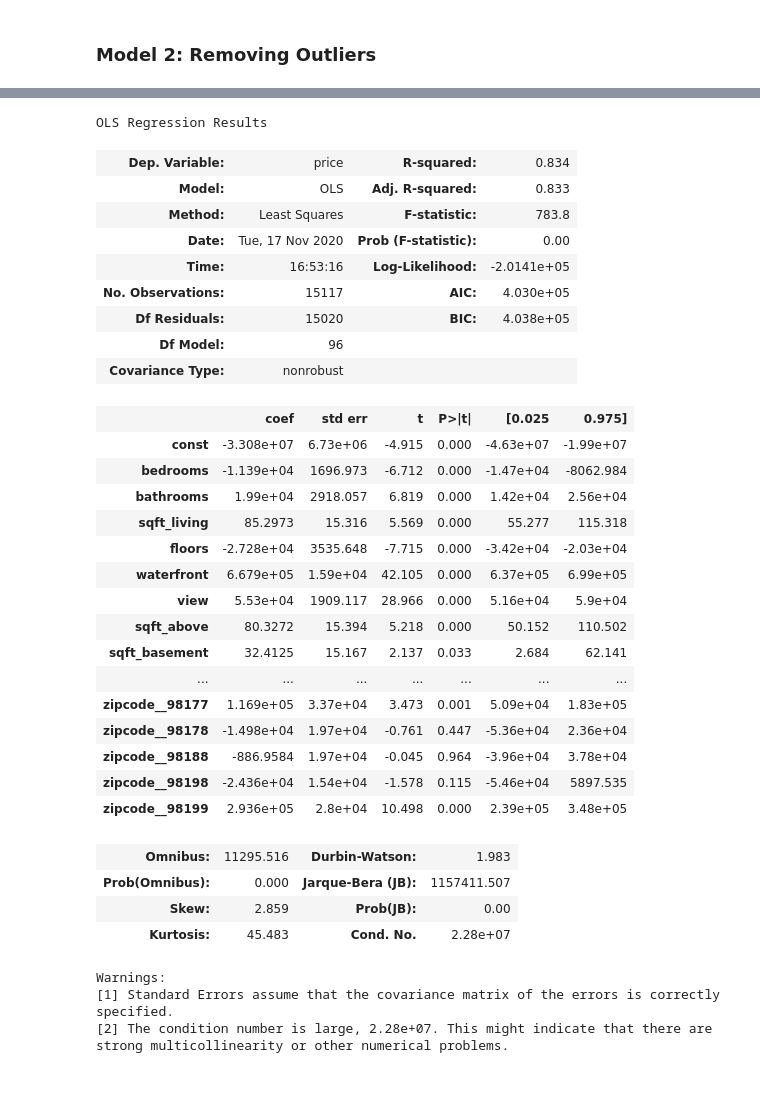
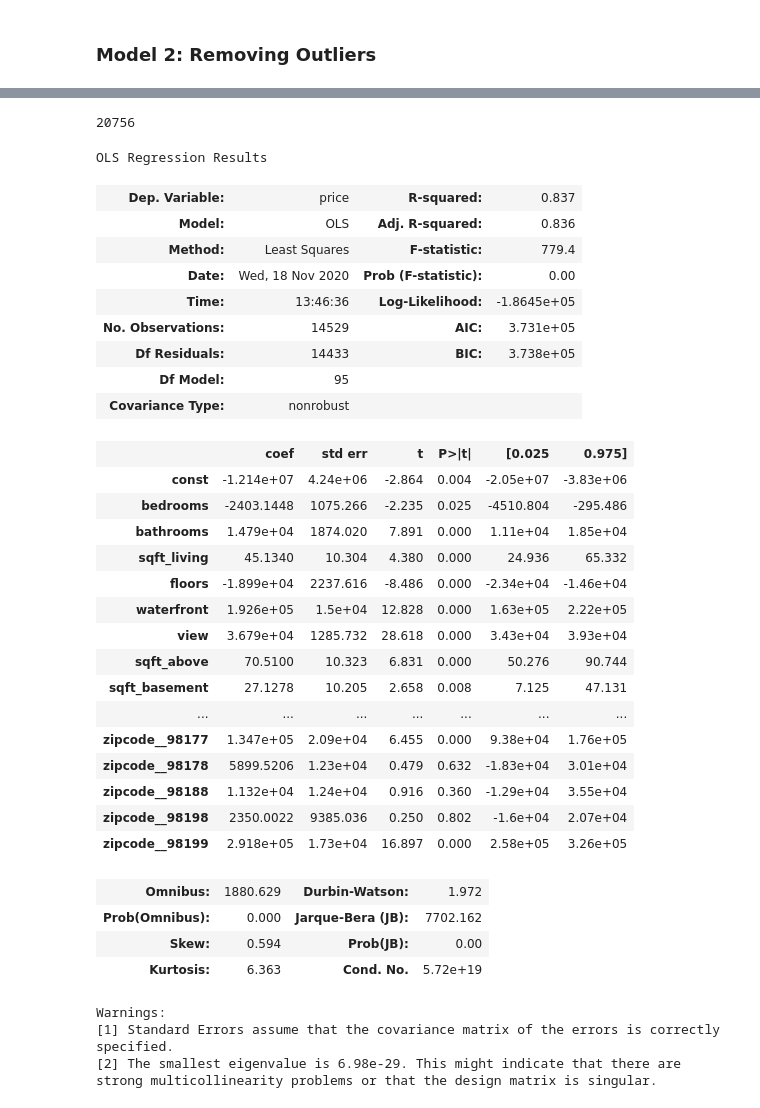
Before and after one commit to Stenke/King-County-Housing-Regression-Analysis, a Jupyter notebook: House(party)_Modeling.ipynb, the cells around one changed output, grey strips where cells are left out. Drawn from its saved outputs; the diff is of its cells as text; code cells hidden in the pictures.

Commit message:
Additional models

```diff
--- a/House(party)_Modeling.ipynb
+++ b/House(party)_Modeling.ipynb
@@ -282,0 +326,8 @@ Percent change:  6.801
+# %%
+# filter the data frame to remove the values exceeding 2 standard deviations based on y (our price)
+# Practicing on dataset. Will then apply to our y_train/y_test data
+upHouse_data_2std = upHouse_data[(np.abs(stats.zscore(upHouse_data.price)) < 2)]
+
+# How many rows were removed & how many rows are left
+print(len(upHouse_data.index.difference(upHouse_data_2std.index)))
+len(upHouse_data_2std)
@@ -283,37 +337,50 @@ Percent change:  6.801
+# %%
+X_out = upHouse_data_2std[feat_cols]
+y_out = upHouse_data_2std['price']
+# %%
+len(y_out)
+# %% [output]
+20756
+# %%
+X_train_out, X_test_out, y_train_out, y_test_out = train_test_split(X_out, y_out, test_size = 0.30, random_state = 117)
+# %%
+# Add constants
+X_train_out = sm.add_constant(X_train_out)
+X_test_out = sm.add_constant(X_test_out)
 # %%
-training_model(feat_cols, outcome, y_train, X_train)
+training_model(feat_cols, outcome, y_train_out, X_train_out)
 # %% [output]
 OLS Regression Results
-| Dep. Variable: | price | R-squared: | 0.834 |
-| Model: | OLS | Adj. R-squared: | 0.833 |
-| Method: | Least Squares | F-statistic: | 783.8 |
-| Date: | Tue, 17 Nov 2020 | Prob (F-statistic): | 0.00 |
-| Time: | 16:53:16 | Log-Likelihood: | -2.0141e+05 |
-| No. Observations: | 15117 | AIC: | 4.030e+05 |
-| Df Residuals: | 15020 | BIC: | 4.038e+05 |
-| Df Model: | 96 |  |  |
+| Dep. Variable: | price | R-squared: | 0.837 |
+| Model: | OLS | Adj. R-squared: | 0.836 |
+| Method: | Least Squares | F-statistic: | 779.4 |
+| Date: | Wed, 18 Nov 2020 | Prob (F-statistic): | 0.00 |
+| Time: | 13:46:36 | Log-Likelihood: | -1.8645e+05 |
+| No. Observations: | 14529 | AIC: | 3.731e+05 |
+| Df Residuals: | 14433 | BIC: | 3.738e+05 |
+| Df Model: | 95 |  |  |
 | Covariance Type: | nonrobust |  |  |
 |  | coef | std err | t | P>|t| | [0.025 | 0.975] |
-| const | -3.308e+07 | 6.73e+06 | -4.915 | 0.000 | -4.63e+07 | -1.99e+07 |
-| bedrooms | -1.139e+04 | 1696.973 | -6.712 | 0.000 | -1.47e+04 | -8062.984 |
-| bathrooms | 1.99e+04 | 2918.057 | 6.819 | 0.000 | 1.42e+04 | 2.56e+04 |
-| sqft_living | 85.2973 | 15.316 | 5.569 | 0.000 | 55.277 | 115.318 |
-| floors | -2.728e+04 | 3535.648 | -7.715 | 0.000 | -3.42e+04 | -2.03e+04 |
-| waterfront | 6.679e+05 | 1.59e+04 | 42.105 | 0.000 | 6.37e+05 | 6.99e+05 |
-| view | 5.53e+04 | 1909.117 | 28.966 | 0.000 | 5.16e+04 | 5.9e+04 |
-| sqft_above | 80.3272 | 15.394 | 5.218 | 0.000 | 50.152 | 110.502 |
-| sqft_basement | 32.4125 | 15.167 | 2.137 | 0.033 | 2.684 | 62.141 |
+| const | -1.214e+07 | 4.24e+06 | -2.864 | 0.004 | -2.05e+07 | -3.83e+06 |
+| bedrooms | -2403.1448 | 1075.266 | -2.235 | 0.025 | -4510.804 | -295.486 |
+| bathrooms | 1.479e+04 | 1874.020 | 7.891 | 0.000 | 1.11e+04 | 1.85e+04 |
+| sqft_living | 45.1340 | 10.304 | 4.380 | 0.000 | 24.936 | 65.332 |
+| floors | -1.899e+04 | 2237.616 | -8.486 | 0.000 | -2.34e+04 | -1.46e+04 |
+| waterfront | 1.926e+05 | 1.5e+04 | 12.828 | 0.000 | 1.63e+05 | 2.22e+05 |
+| view | 3.679e+04 | 1285.732 | 28.618 | 0.000 | 3.43e+04 | 3.93e+04 |
+| sqft_above | 70.5100 | 10.323 | 6.831 | 0.000 | 50.276 | 90.744 |
+| sqft_basement | 27.1278 | 10.205 | 2.658 | 0.008 | 7.125 | 47.131 |
 | ... | ... | ... | ... | ... | ... | ... |
-| zipcode__98177 | 1.169e+05 | 3.37e+04 | 3.473 | 0.001 | 5.09e+04 | 1.83e+05 |
-| zipcode__98178 | -1.498e+04 | 1.97e+04 | -0.761 | 0.447 | -5.36e+04 | 2.36e+04 |
-| zipcode__98188 | -886.9584 | 1.97e+04 | -0.045 | 0.964 | -3.96e+04 | 3.78e+04 |
-| zipcode__98198 | -2.436e+04 | 1.54e+04 | -1.578 | 0.115 | -5.46e+04 | 5897.535 |
-| zipcode__98199 | 2.936e+05 | 2.8e+04 | 10.498 | 0.000 | 2.39e+05 | 3.48e+05 |
+| zipcode__98177 | 1.347e+05 | 2.09e+04 | 6.455 | 0.000 | 9.38e+04 | 1.76e+05 |
+| zipcode__98178 | 5899.5206 | 1.23e+04 | 0.479 | 0.632 | -1.83e+04 | 3.01e+04 |
+| zipcode__98188 | 1.132e+04 | 1.24e+04 | 0.916 | 0.360 | -1.29e+04 | 3.55e+04 |
+| zipcode__98198 | 2350.0022 | 9385.036 | 0.250 | 0.802 | -1.6e+04 | 2.07e+04 |
+| zipcode__98199 | 2.918e+05 | 1.73e+04 | 16.897 | 0.000 | 2.58e+05 | 3.26e+05 |
-| Omnibus: | 11295.516 | Durbin-Watson: | 1.983 |
-| Prob(Omnibus): | 0.000 | Jarque-Bera (JB): | 1157411.507 |
-| Skew: | 2.859 | Prob(JB): | 0.00 |
-| Kurtosis: | 45.483 | Cond. No. | 2.28e+07 |
+| Omnibus: | 1880.629 | Durbin-Watson: | 1.972 |
+| Prob(Omnibus): | 0.000 | Jarque-Bera (JB): | 7702.162 |
+| Skew: | 0.594 | Prob(JB): | 0.00 |
+| Kurtosis: | 6.363 | Cond. No. | 5.72e+19 |
 Warnings:
 [1] Standard Errors assume that the covariance matrix of the errors is correctly specified.
-[2] The condition number is large, 2.28e+07. This might indicate that there are
-strong multicollinearity or other numerical problems.
+[2] The smallest eigenvalue is 6.98e-29. This might indicate that there are
+strong multicollinearity problems or that the design matrix is singular.
```
Also changed, not shown: parts of 45 cells of this notebook, 1 other file.
